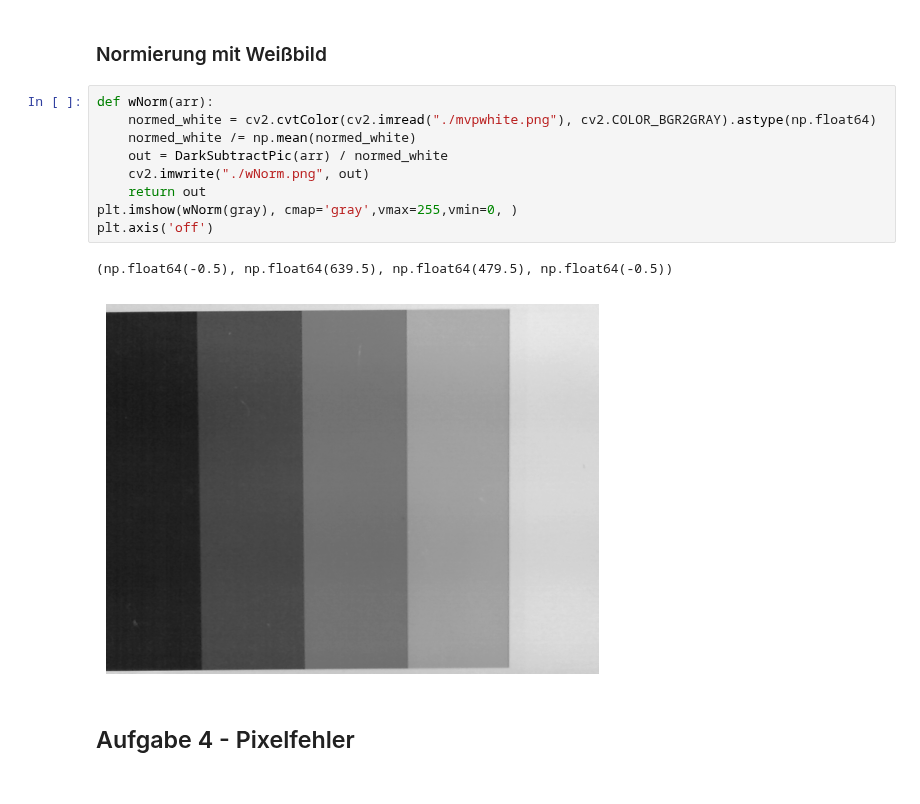
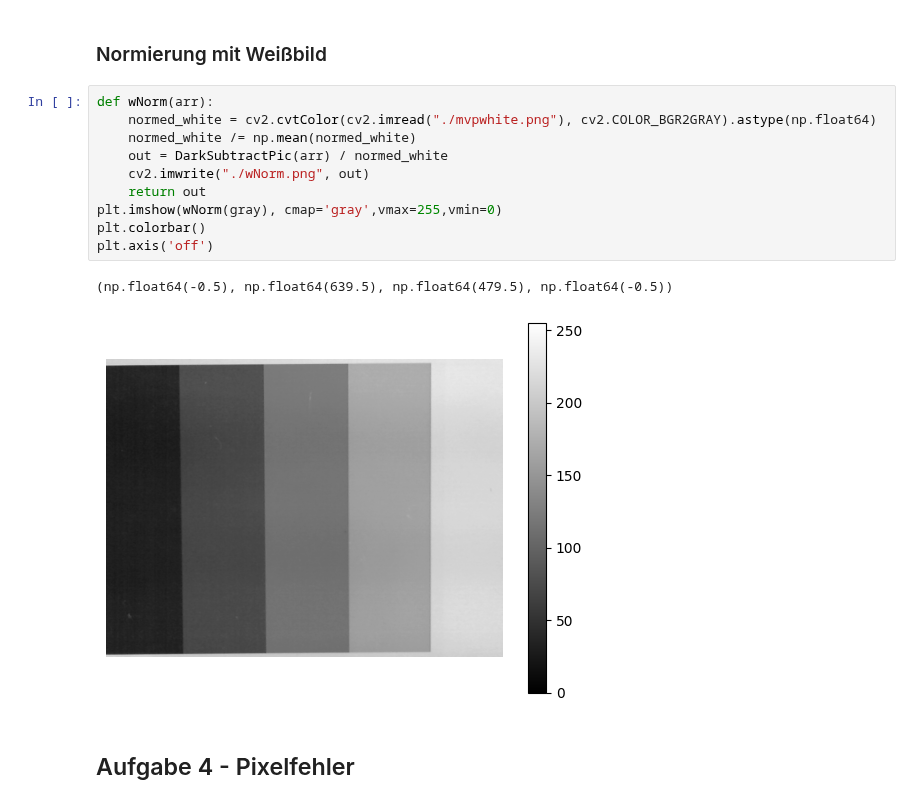
Before and after one commit to Guakocius/htwg, a Jupyter notebook: sem3/tgki/versuch2/main.ipynb, the cells around one changed output. Saved outputs shown, nothing was run; the diff lists cells and outputs as text.

```diff
--- a/sem3/tgki/versuch2/main.ipynb
+++ b/sem3/tgki/versuch2/main.ipynb
@@ -150,15 +152,16 @@ dunkelster Punkt: 0 629
 # %%
 def wNorm(arr):
     normed_white = cv2.cvtColor(cv2.imread("./mvpwhite.png"), cv2.COLOR_BGR2GRAY).astype(np.float64)
     normed_white /= np.mean(normed_white)
     out = DarkSubtractPic(arr) / normed_white
     cv2.imwrite("./wNorm.png", out)
     return out
-plt.imshow(wNorm(gray), cmap='gray',vmax=255,vmin=0, )
+plt.imshow(wNorm(gray), cmap='gray',vmax=255,vmin=0)
+plt.colorbar()
 plt.axis('off')
 # %% [output]
 (np.float64(-0.5), np.float64(639.5), np.float64(479.5), np.float64(-0.5))
-[figure, old version]
+[figure, new version]
 # %% [markdown]
 ## Aufgabe 4 - Pixelfehler
 # %%
```
Also changed, not shown: parts of 3 cells of this notebook, 6 other files.
